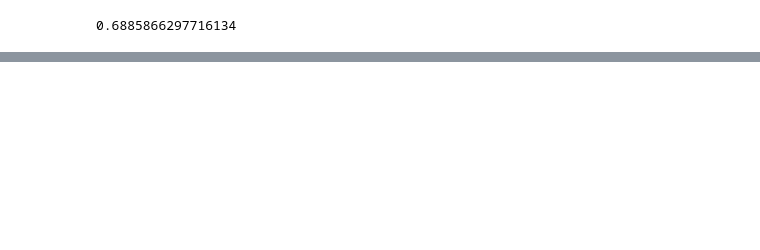
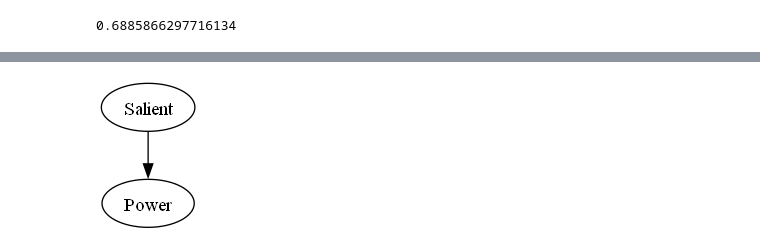
Before and after one commit to woskxmcnvb/BrandImageNetworks, a Jupyter notebook: graph dev.ipynb, the cells around one changed output, grey strips where cells are left out. Cells and saved outputs as stored; diff of their text form; code cells hidden in the pictures; blank space fills up the shorter version.

```diff
--- a/graph dev.ipynb
+++ b/graph dev.ipynb
@@ -91,0 +72,5 @@ G.Plot()
+# %%
+def Plot(g):
+    stream = io.BytesIO()
+    g.draw(stream, format='png', prog='dot')
+    return Image.open(stream)
@@ -91,0 +83,2 @@ G.Plot()
+# %%
+G.graph.add_subgraph(['Power', 'Salient'], name='One')
@@ -91,0 +106,4 @@ G.Plot()
+# %%
+Plot(G.graph.subgraphs()[0])
+# %% [output]
+[figure, added]
```
Also changed, not shown: parts of 16 cells of this notebook, 5 other files.
